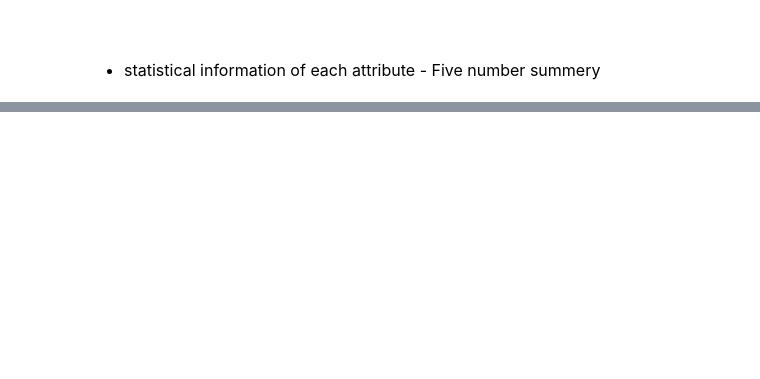
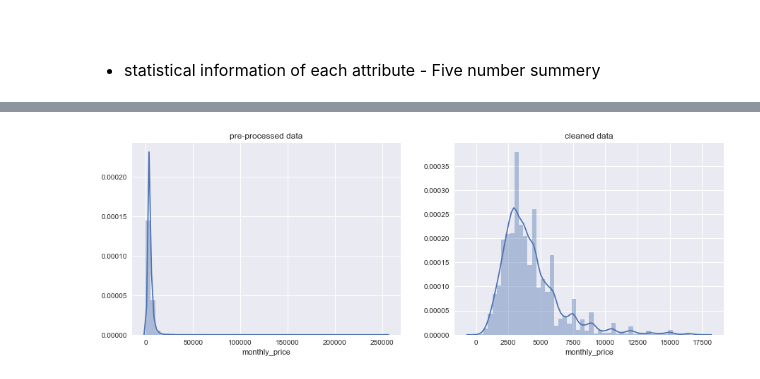
Before and after one commit to jungheeyang/3802ICT-Assignment-1, a Jupyter notebook: 3804ICT_Assignment1.ipynb, the cells around one changed output, grey strips where cells are left out. Drawn from its saved outputs; the diff is of its cells as text; code cells hidden in the pictures; blank space fills up the shorter version.

```diff
--- a/3804ICT_Assignment1.ipynb
+++ b/3804ICT_Assignment1.ipynb
@@ -287,0 +551,11 @@ dfc.to_csv('listings_details_cleaned.csv',index=False)
+# %%
+f, (ax1, ax2) = plt.subplots(1,2, figsize=(15,5))
+ax1.set_title('pre-processed data')
+sns.distplot(df_snapshot['monthly_price'], ax=ax1)
+
+ax2.set_title('cleaned data')
+sns.distplot(df_mod['monthly_price'], ax=ax2)
+
+plt.show()
+# %% [output]
+[figure, added]
```
Also changed, not shown: parts of 112 cells of this notebook, 7 other files.
